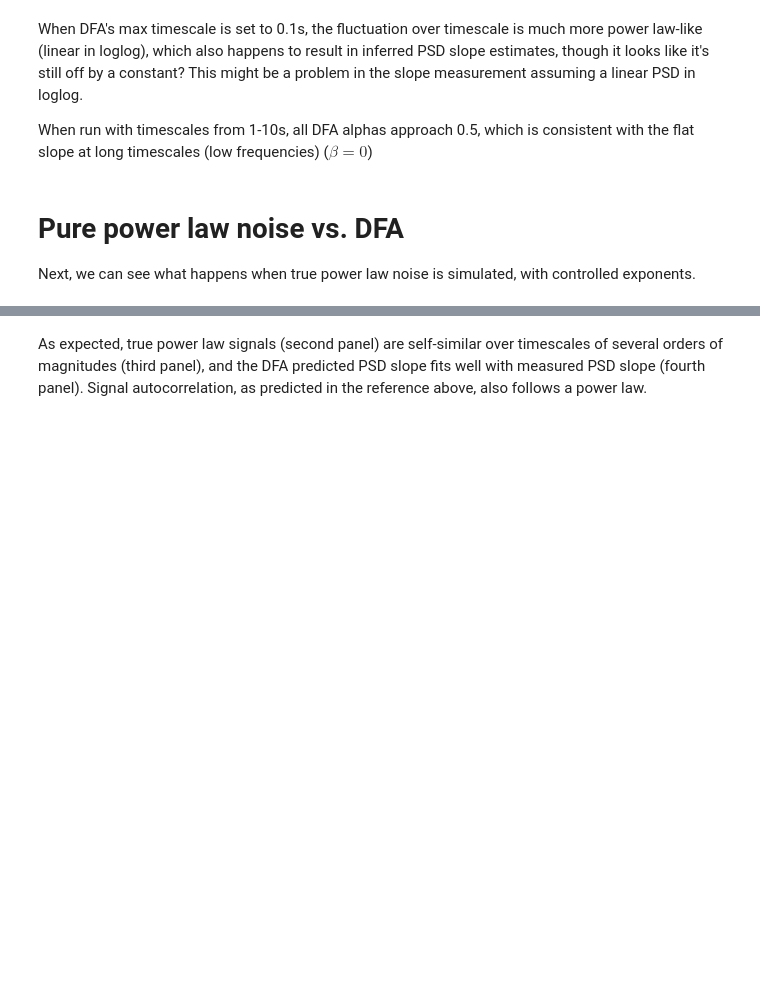
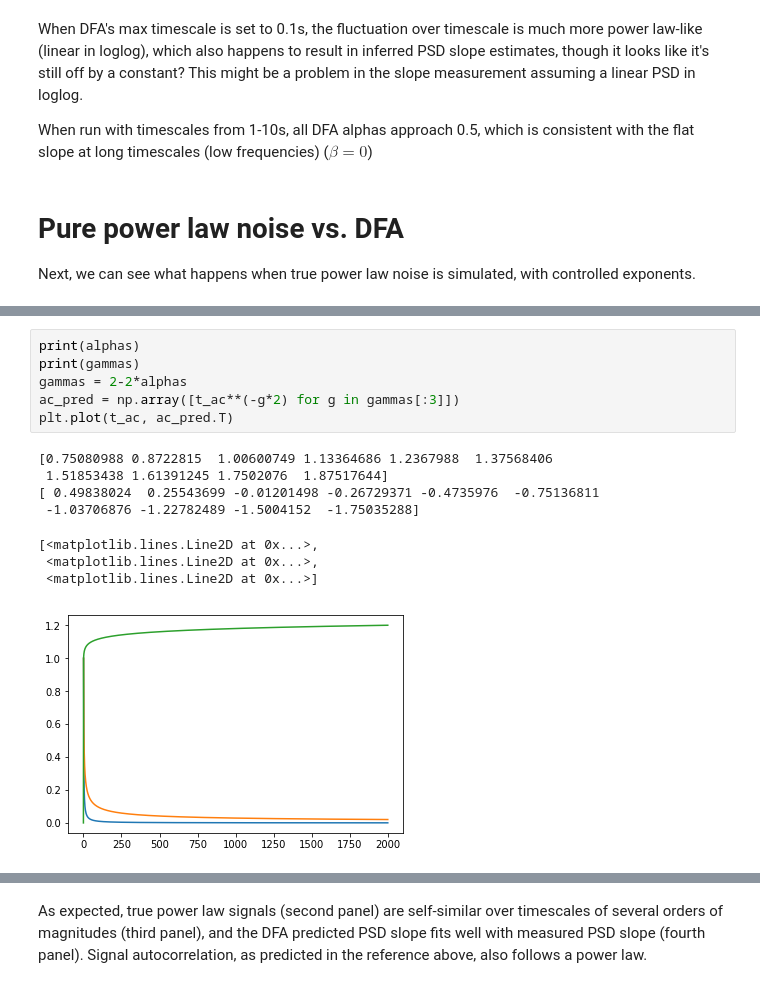
Before and after one commit to rdgao/SpaceRecon, a Jupyter notebook: notebooks/timescale.ipynb, the cells around one changed output, grey strips where cells are left out. Drawn from its saved outputs; the diff is of its cells as text; blank space fills up the shorter version.

```diff
--- a/notebooks/timescale.ipynb
+++ b/notebooks/timescale.ipynb
@@ -312,3 +314,18 @@ FOOOF WARNING: Lower-bound peak width limit is < or ~= the frequency resolution:
         Lower bounds below frequency-resolution have no effect (effective lower bound is freq-res)
         Too low a limit may lead to overfitting noise as small bandwidth peaks.
         We recommend a lower bound of approximately 2x the frequency resolution.
+# %%
+print(alphas)
+print(gammas)
+gammas = 2-2*alphas
+ac_pred = np.array([t_ac**(-g*2) for g in gammas[:3]])
+plt.plot(t_ac, ac_pred.T)
+# %% [output]
+[0.75080988 0.8722815  1.00600749 1.13364686 1.2367988  1.37568406
+ 1.51853438 1.61391245 1.7502076  1.87517644]
+[ 0.49838024  0.25543699 -0.01201498 -0.26729371 -0.4735976  -0.75136811
+ -1.03706876 -1.22782489 -1.5004152  -1.75035288]
+[<matplotlib.lines.Line2D at 0x...>,
+ <matplotlib.lines.Line2D at 0x...>,
+ <matplotlib.lines.Line2D at 0x...>]
+[figure, added]
```
Also changed, not shown: parts of 9 cells of this notebook, 1 other file.
